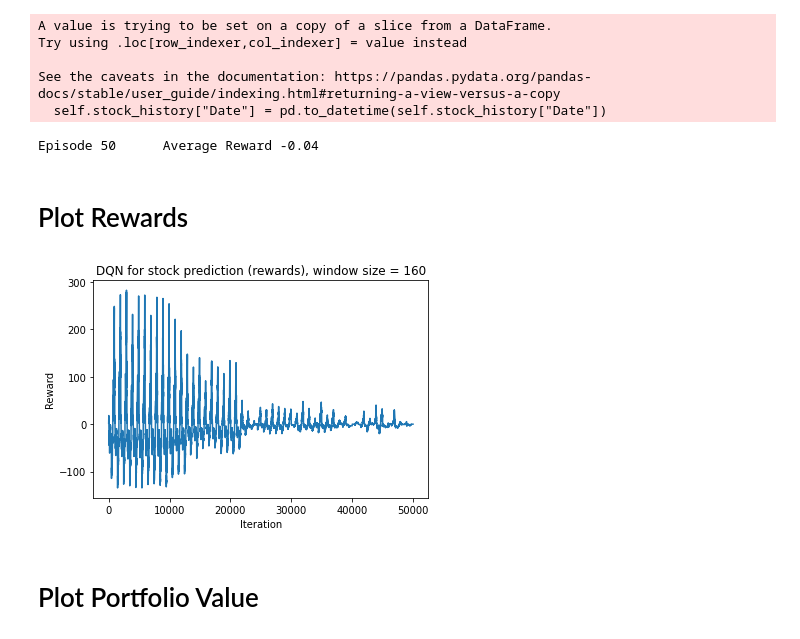
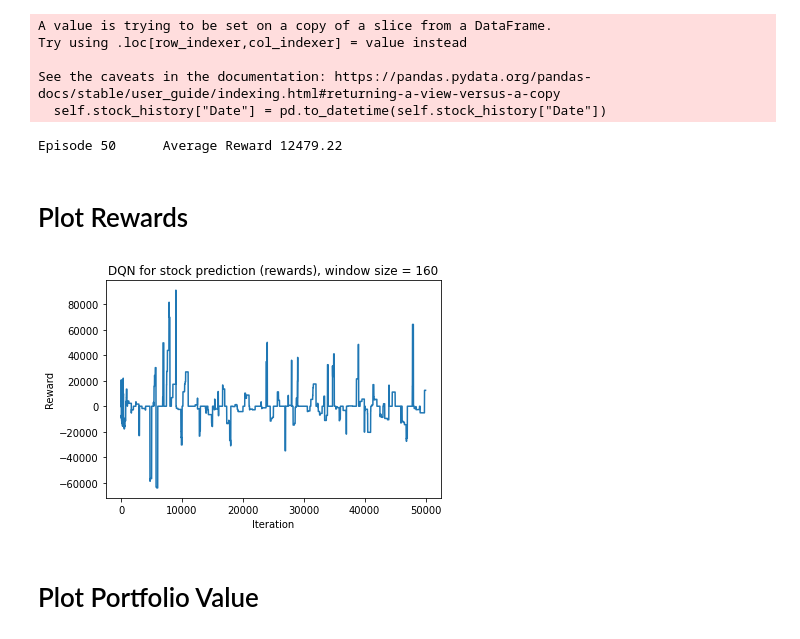
Before and after one commit to MohamedElgharbawy/rl-stock-predictor, a Jupyter notebook: src/training.ipynb, the cells around one changed output. Drawn from its saved outputs; the diff is of its cells as text; code cells hidden in the pictures.

Commit message:
Updated nn output and reward

```diff
--- a/src/training.ipynb
+++ b/src/training.ipynb
@@ -33,15 +35,15 @@ def training(n_episodes=200, max_t=1000, eps_start=1.0, eps_end = 0.01,
     """
     rewards = [] # list containing score from each episode
     rewards_window = deque(maxlen=100) # last 100 scores
-    portfolio_values = [0 for _ in range(WINDOW_SIZE)]
+    portfolio_values = []
     eps = eps_start
     for i_episode in range(1, n_episodes+1):
+        portfolio_values.append(env.portfolio_value)
         state = env.reset()
         total_reward = 0
         for t in range(max_t):
             action = agent.act(state,eps)
             next_state,reward,done,_ = env.step(action)
-            portfolio_values.append(env.portfolio_value)
             agent.step(state,action,reward,next_state,done)
             ## above step decides whether we will train(learn) the network
             ## actor (local_qnetwork) or we will fill the replay buffer
@@ -56,25 +58,21 @@ def training(n_episodes=200, max_t=1000, eps_start=1.0, eps_end = 0.01,
             rewards.append(total_reward)
             eps = max(eps*eps_decay,eps_end)
             print('\rEpisode {}\tAverage Reward {:.2f}'.format(i_episode, np.mean(rewards_window)), end=" ")
-            if i_episode %100==0:
-                print('\rEpisode {}\tAverage Reward {:.2f}'.format(i_episode, np.mean(rewards_window)))
 
     return rewards, portfolio_values
 # %%
 rewards, portfolio_values = training(n_episodes=50)
 # %% [output]
-Episode 50      Average Reward -0.04
+Episode 50      Average Reward 12479.22
 # %% [markdown]
 # Plot Rewards
 # %%
-fig = plt.figure()
-ax = fig.add_subplot(111)
-plt.plot(np.arange(len(rewards)), rewards)
+plt.plot(rewards)
 plt.ylabel("Reward")
 plt.xlabel("Iteration")
 plt.title(f"DQN for stock prediction (rewards), window size = {WINDOW_SIZE}")
 plt.show()
 # %% [output]
-[figure, old version]
+[figure, new version]
 # %% [markdown]
 # Plot Portfolio Value
```
Also changed, not shown: parts of 3 cells of this notebook, 1 other file.
